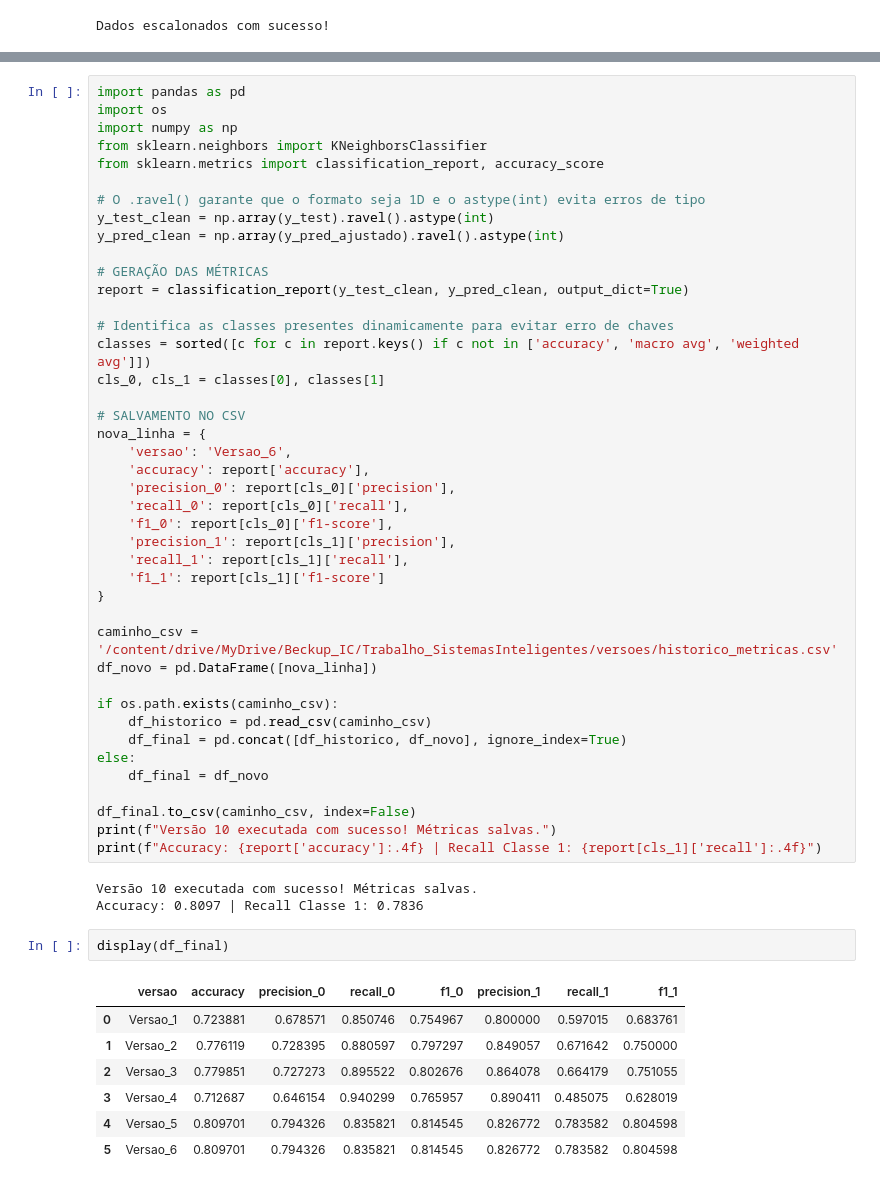
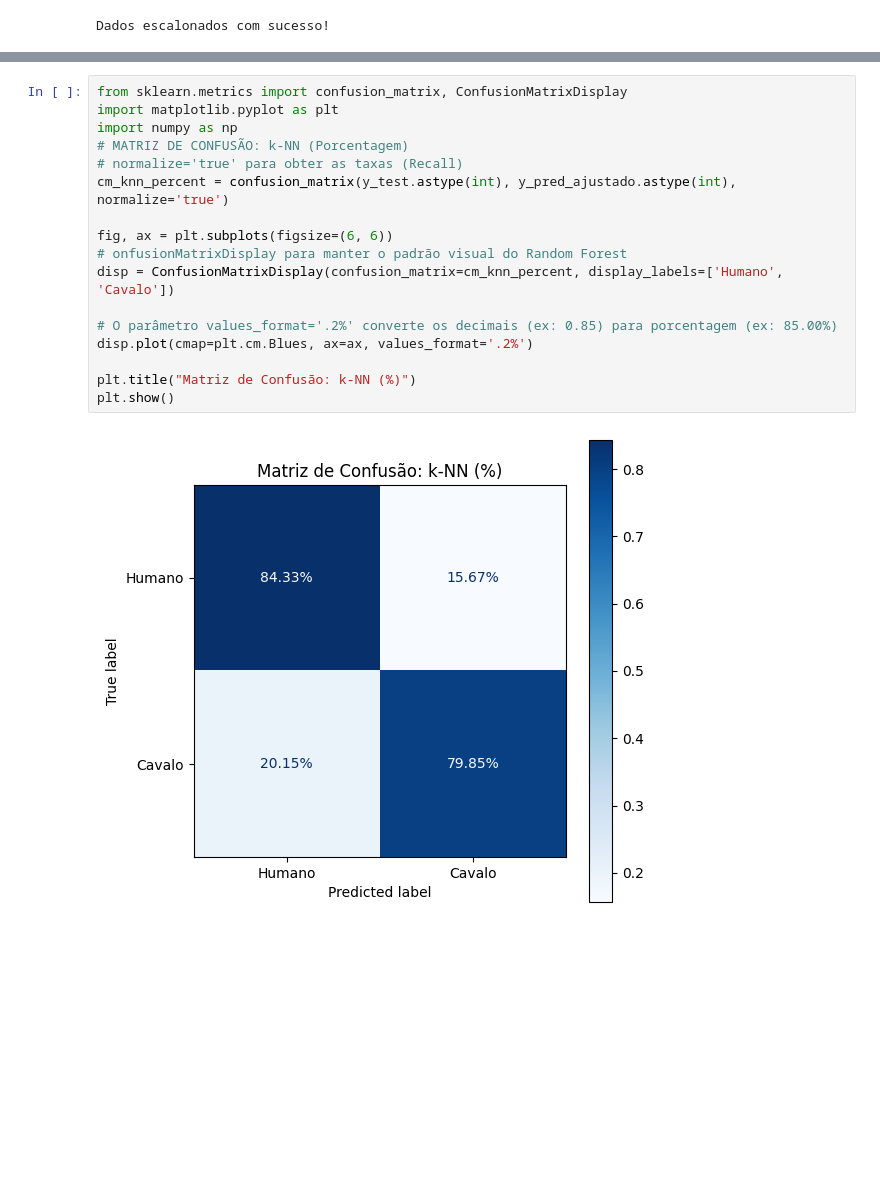
Before and after one commit to vitoriaferreirap/DeepLearning, a Jupyter notebook: MachineLearning/SistemasInteligentes/SistemasInteligentes_ClassificadorCavalos.ipynb, the cells around one changed output, grey strips where cells are left out. Drawn from its saved outputs; the diff is of its cells as text; blank space fills up the shorter version.

Commit message:
feat: Knn vs Random Forest, métricas, geração de matriz de confução e assinatura média espacial.

```diff
--- a/MachineLearning/SistemasInteligentes/SistemasInteligentes_ClassificadorCavalos.ipynb
+++ b/MachineLearning/SistemasInteligentes/SistemasInteligentes_ClassificadorCavalos.ipynb
@@ -834,55 +773,19 @@ Arquivos salvos com sucesso na nova pasta: /content/drive/MyDrive/Beckup_IC/Trab
-# %%
-import pandas as pd
-import os
-import numpy as np
-from sklearn.neighbors import KNeighborsClassifier
-from sklearn.metrics import classification_report, accuracy_score
-
-# O .ravel() garante que o formato seja 1D e o astype(int) evita erros de tipo
-y_test_clean = np.array(y_test).ravel().astype(int)
-y_pred_clean = np.array(y_pred_ajustado).ravel().astype(int)
-
-# GERAÇÃO DAS MÉTRICAS
-report = classification_report(y_test_clean, y_pred_clean, output_dict=True)
-
-# Identifica as classes presentes dinamicamente para evitar erro de chaves
-classes = sorted([c for c in report.keys() if c not in ['accuracy', 'macro avg', 'weighted avg']])
-cls_0, cls_1 = classes[0], classes[1]
-
-# SALVAMENTO NO CSV
-nova_linha = {
-    'versao': 'Versao_6',
-    'accuracy': report['accuracy'],
-    'precision_0': report[cls_0]['precision'],
-    'recall_0': report[cls_0]['recall'],
-    'f1_0': report[cls_0]['f1-score'],
-    'precision_1': report[cls_1]['precision'],
-    'recall_1': report[cls_1]['recall'],
-    'f1_1': report[cls_1]['f1-score']
-}
-
-caminho_csv = '/content/drive/MyDrive/Beckup_IC/Trabalho_SistemasInteligentes/versoes/historico_metricas.csv'
-df_novo = pd.DataFrame([nova_linha])
-
-if os.path.exists(caminho_csv):
-    df_historico = pd.read_csv(caminho_csv)
-    df_final = pd.concat([df_historico, df_novo], ignore_index=True)
-else:
-    df_final = df_novo
-
-df_final.to_csv(caminho_csv, index=False)
-print(f"Versão 10 executada com sucesso! Métricas salvas.")
-print(f"Accuracy: {report['accuracy']:.4f} | Recall Classe 1: {report[cls_1]['recall']:.4f}")
-# %% [output]
-Versão 10 executada com sucesso! Métricas salvas.
-Accuracy: 0.8097 | Recall Classe 1: 0.7836
-# %%
-display(df_final)
-# %% [output]
-|  | versao | accuracy | precision_0 | recall_0 | f1_0 | precision_1 | recall_1 | f1_1 |
-| 0 | Versao_1 | 0.723881 | 0.678571 | 0.850746 | 0.754967 | 0.800000 | 0.597015 | 0.683761 |
-| 1 | Versao_2 | 0.776119 | 0.728395 | 0.880597 | 0.797297 | 0.849057 | 0.671642 | 0.750000 |
-| 2 | Versao_3 | 0.779851 | 0.727273 | 0.895522 | 0.802676 | 0.864078 | 0.664179 | 0.751055 |
-| 3 | Versao_4 | 0.712687 | 0.646154 | 0.940299 | 0.765957 | 0.890411 | 0.485075 | 0.628019 |
-| 4 | Versao_5 | 0.809701 | 0.794326 | 0.835821 | 0.814545 | 0.826772 | 0.783582 | 0.804598 |
-| 5 | Versao_6 | 0.809701 | 0.794326 | 0.835821 | 0.814545 | 0.826772 | 0.783582 | 0.804598 |
+# %%
+from sklearn.metrics import confusion_matrix, ConfusionMatrixDisplay
+import matplotlib.pyplot as plt
+import numpy as np
+# MATRIZ DE CONFUSÃO: k-NN (Porcentagem)
+# normalize='true' para obter as taxas (Recall)
+cm_knn_percent = confusion_matrix(y_test.astype(int), y_pred_ajustado.astype(int), normalize='true')
+
+fig, ax = plt.subplots(figsize=(6, 6))
+# onfusionMatrixDisplay para manter o padrão visual do Random Forest
+disp = ConfusionMatrixDisplay(confusion_matrix=cm_knn_percent, display_labels=['Humano', 'Cavalo'])
+
+# O parâmetro values_format='.2%' converte os decimais (ex: 0.85) para porcentagem (ex: 85.00%)
+disp.plot(cmap=plt.cm.Blues, ax=ax, values_format='.2%')
+
+plt.title("Matriz de Confusão: k-NN (%)")
+plt.show()
+# %% [output]
+[figure, added]
```
Also changed, not shown: parts of 21 cells of this notebook.
